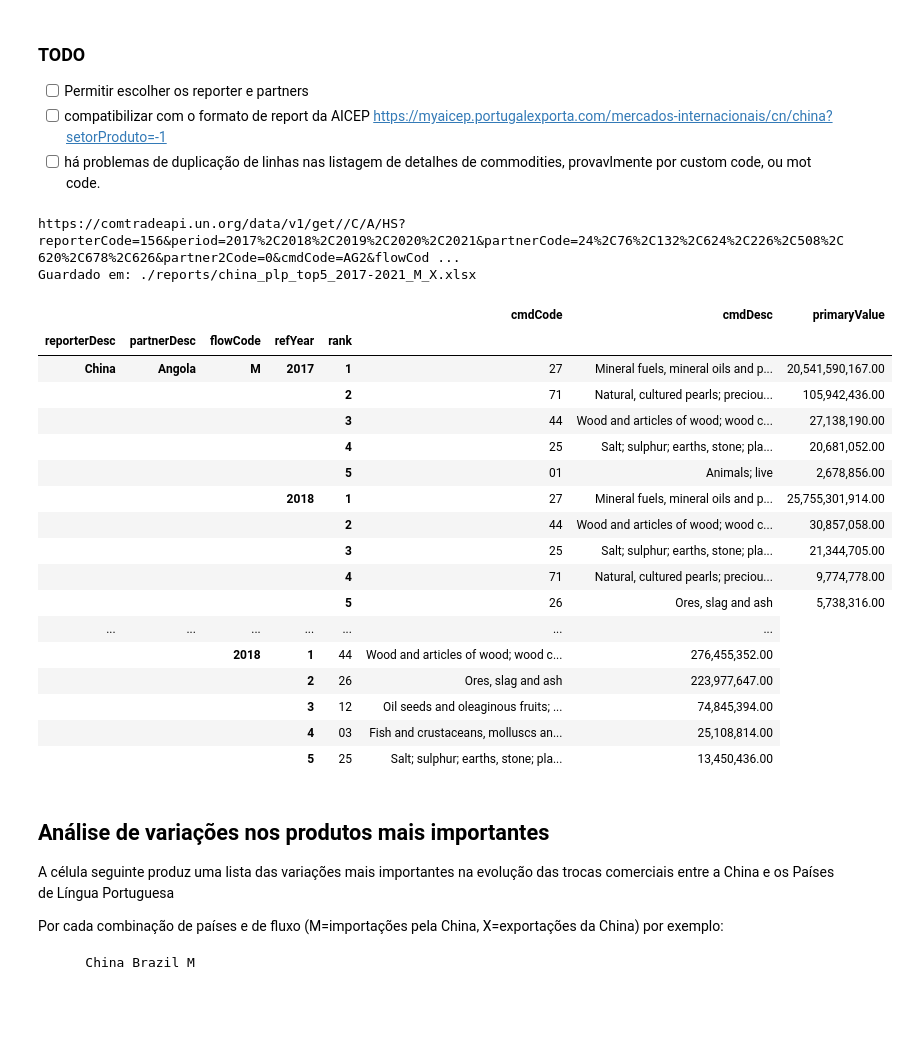
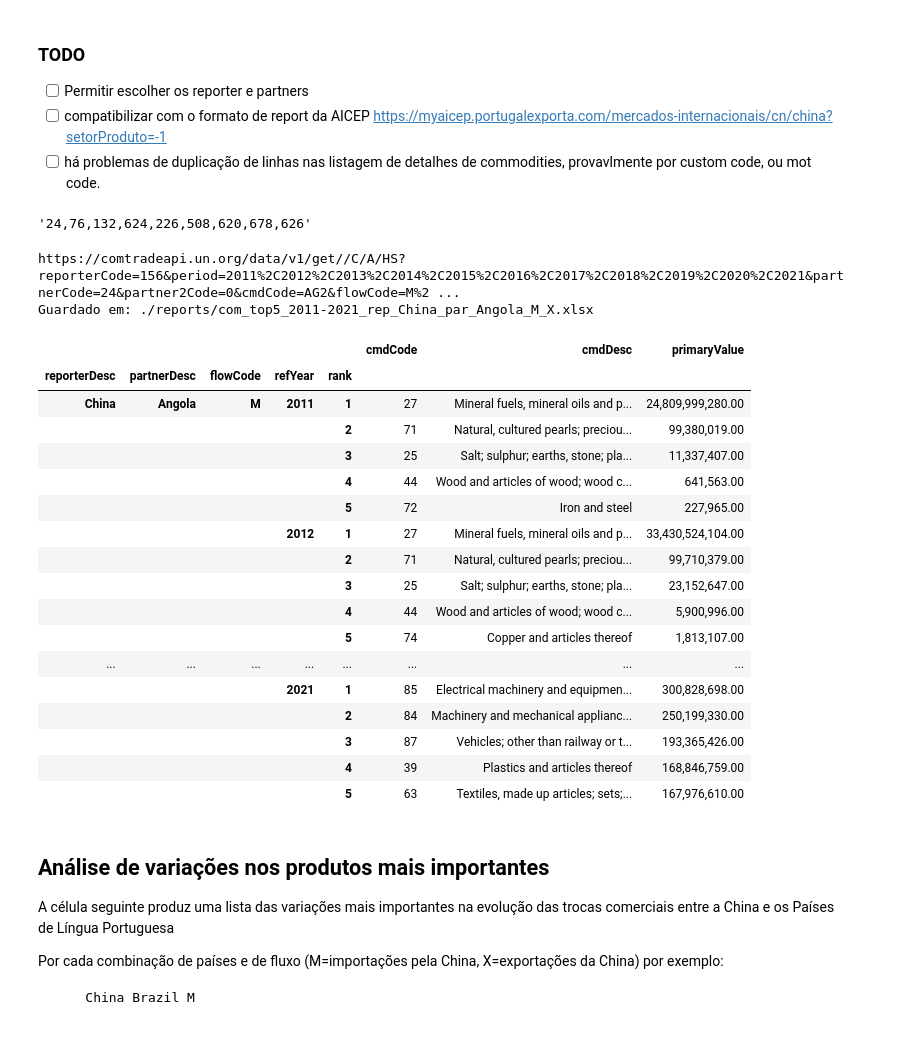
Before and after one commit to joaquimrcarvalho/cipf-comtrade, a Jupyter notebook: cn_plp_commodities.ipynb, the cells around one changed output. Cells and saved outputs as stored; diff of their text form; code cells hidden in the pictures.

Commit message:
Improve report on country trade profile

```diff
--- a/cn_plp_commodities.ipynb
+++ b/cn_plp_commodities.ipynb
@@ -67,6 +67,10 @@ Para significado detalhado de cada código ver: https://www.wcoomd.org/en/topics
 - [ ] Permitir escolher os reporter e partners
 - [ ] compatibilizar com o formato de report da AICEP https://myaicep.portugalexporta.com/mercados-internacionais/cn/china?setorProduto=-1
 - [ ] há problemas de duplicação de linhas nas listagem de detalhes de commodities, provavlmente por custom code, ou mot code.
+# %%
+comtrade.m49_plp_list
+# %% [output]
+'24,76,132,624,226,508,620,678,626'
 # %%
 import comtrade
 import pandas as pd
@@ -74,66 +78,82 @@ import pandas as pd
 
 rank_filter = 5  # número de importações mais relevantes
 
-year_start = 2017
+year_start = 2011
 year_end = 2021
 years = comtrade.year_range(year_start,year_end+1)
-reporterCode = comtrade.m49_china
-partnerCode = comtrade.m49_plp_list
+# reporterCode = comtrade.m49_china
+reporterCode = comtrade.m49_angola
+# reporterName = comtrade.COUNTRY_CODES[reporterCode]
+# partnerCode = comtrade.m49_plp_list
+partnerCode = comtrade.m49_china
+# partnerCode = comtrade.m49_angola
+if len(str(partnerCode).split(',')) > 1:
+    partnerName = partnerCode
+else:
+    partnerName = comtrade.COUNTRY_CODES[partnerCode]
 flowCode = 'M,X'
 pco_cols = ['reporterDesc','partnerDesc','refYear','rank','cmdCode','cmdDesc',
             'flowCode','primaryValue']
 
 
 
-pco_top5_sorted = comtrade.top_commodities(reporterCode, partnerCode,  years, flowCode,rank_filter, pco_cols, echo_url=True)
+pco_top5_sorted = comtrade.top_commodities(
+                                    reporterCode=reporterCode,
+                                    partnerCode=partnerCode,
+                                    years=years,
+                                    flowCode=flowCode,
+                                    rank_filter=rank_filter,
+                                    pco_cols=pco_cols,
+                                    motCode=0,
+                                    echo_url=True)
 
 # save to Excel
 # Prepare file name for Excel output
-filename_note=f"{year_start}-{year_end}_{flowCode.replace(',','_')}"  # change to append to filename
-excel_file_name = f"./reports/china_plp_top5_{filename_note}.xlsx"
+filename_note=f"{year_start}-{year_end}_rep_{reporterName}_par_{partnerName}_{flowCode.replace(',','_')}"  # change to append to filename
+excel_file_name = f"./reports/com_top5_{filename_note}.xlsx"
 excel_file = pd.ExcelWriter(excel_file_name)
 
 # Save data
 sheet_name = "comtrade"
 pco_top5_sorted.to_excel(excel_file, sheet_name=sheet_name, index=True, startrow=2)
 # Adjust column width
 comtrade.excel_col_autowidth(pco_top5_sorted, excel_file,sheet_name)
 
 # format column primaryValue as currency
 comtrade.excel_format_currency(pco_top5_sorted, excel_file,sheet_name, columns=['primaryValue'],width=20)
 
 # Write title in first row TBD
-excel_file_title = f"Trocas Comerciais China-PLP, top {rank_filter} produtos (M=Importações, X=Exportações), {years}, valores USD"
+excel_file_title = f"Trocas Comerciais {reporterName}(rep) {partnerName} (partner), top {rank_filter} produtos (M=Importações, X=Exportações), {years}, valores USD"
 excel_file.sheets[sheet_name].write(0, 0, excel_file_title)
 print("Guardado em:",excel_file_name)
 
 excel_file.close()
 # show
 pd.options.display.max_colwidth=100
 pd.options.display.float_format = '{:,.2f}'.format
 pd.options.display.max_rows = 250
 pco_top5_sorted.head(250)
 # %% [output]
-https://comtradeapi.un.org/data/v1/get//C/A/HS?reporterCode=156&period=2017%2C2018%2C2019%2C2020%2C2021&partnerCode=24%2C76%2C132%2C624%2C226%2C508%2C620%2C678%2C626&partner2Code=0&cmdCode=AG2&flowCod ...
-Guardado em: ./reports/china_plp_top5_2017-2021_M_X.xlsx
+https://comtradeapi.un.org/data/v1/get//C/A/HS?reporterCode=156&period=2011%2C2012%2C2013%2C2014%2C2015%2C2016%2C2017%2C2018%2C2019%2C2020%2C2021&partnerCode=24&partner2Code=0&cmdCode=AG2&flowCode=M%2 ...
+Guardado em: ./reports/com_top5_2011-2021_rep_China_par_Angola_M_X.xlsx
 |  |  |  |  |  | cmdCode | cmdDesc | primaryValue |
 | reporterDesc | partnerDesc | flowCode | refYear | rank |  |  |  |
-| China | Angola | M | 2017 | 1 | 27 | Mineral fuels, mineral oils and p... | 20,541,590,167.00 |
-|  |  |  |  | 2 | 71 | Natural, cultured pearls; preciou... | 105,942,436.00 |
-|  |  |  |  | 3 | 44 | Wood and articles of wood; wood c... | 27,138,190.00 |
-|  |  |  |  | 4 | 25 | Salt; sulphur; earths, stone; pla... | 20,681,052.00 |
-|  |  |  |  | 5 | 01 | Animals; live | 2,678,856.00 |
-|  |  |  | 2018 | 1 | 27 | Mineral fuels, mineral oils and p... | 25,755,301,914.00 |
-|  |  |  |  | 2 | 44 | Wood and articles of wood; wood c... | 30,857,058.00 |
-|  |  |  |  | 3 | 25 | Salt; sulphur; earths, stone; pla... | 21,344,705.00 |
-|  |  |  |  | 4 | 71 | Natural, cultured pearls; preciou... | 9,774,778.00 |
-|  |  |  |  | 5 | 26 | Ores, slag and ash | 5,738,316.00 |
-| ... | ... | ... | ... | ... | ... | ... |
-|  |  | 2018 | 1 | 44 | Wood and articles of wood; wood c... | 276,455,352.00 |
-|  |  |  | 2 | 26 | Ores, slag and ash | 223,977,647.00 |
-|  |  |  | 3 | 12 | Oil seeds and oleaginous fruits; ... | 74,845,394.00 |
-|  |  |  | 4 | 03 | Fish and crustaceans, molluscs an... | 25,108,814.00 |
-|  |  |  | 5 | 25 | Salt; sulphur; earths, stone; pla... | 13,450,436.00 |
+| China | Angola | M | 2011 | 1 | 27 | Mineral fuels, mineral oils and p... | 24,809,999,280.00 |
+|  |  |  |  | 2 | 71 | Natural, cultured pearls; preciou... | 99,380,019.00 |
+|  |  |  |  | 3 | 25 | Salt; sulphur; earths, stone; pla... | 11,337,407.00 |
+|  |  |  |  | 4 | 44 | Wood and articles of wood; wood c... | 641,563.00 |
+|  |  |  |  | 5 | 72 | Iron and steel | 227,965.00 |
+|  |  |  | 2012 | 1 | 27 | Mineral fuels, mineral oils and p... | 33,430,524,104.00 |
+|  |  |  |  | 2 | 71 | Natural, cultured pearls; preciou... | 99,710,379.00 |
+|  |  |  |  | 3 | 25 | Salt; sulphur; earths, stone; pla... | 23,152,647.00 |
+|  |  |  |  | 4 | 44 | Wood and articles of wood; wood c... | 5,900,996.00 |
+|  |  |  |  | 5 | 74 | Copper and articles thereof | 1,813,107.00 |
+| ... | ... | ... | ... | ... | ... | ... | ... |
+|  |  |  | 2021 | 1 | 85 | Electrical machinery and equipmen... | 300,828,698.00 |
+|  |  |  |  | 2 | 84 | Machinery and mechanical applianc... | 250,199,330.00 |
+|  |  |  |  | 3 | 87 | Vehicles; other than railway or t... | 193,365,426.00 |
+|  |  |  |  | 4 | 39 | Plastics and articles thereof | 168,846,759.00 |
+|  |  |  |  | 5 | 63 | Textiles, made up articles; sets;... | 167,976,610.00 |
 # %% [markdown]
 ## Análise de variações nos produtos mais importantes
 
```
Also changed, not shown: parts of 1 cell of this notebook, 3 other files.
